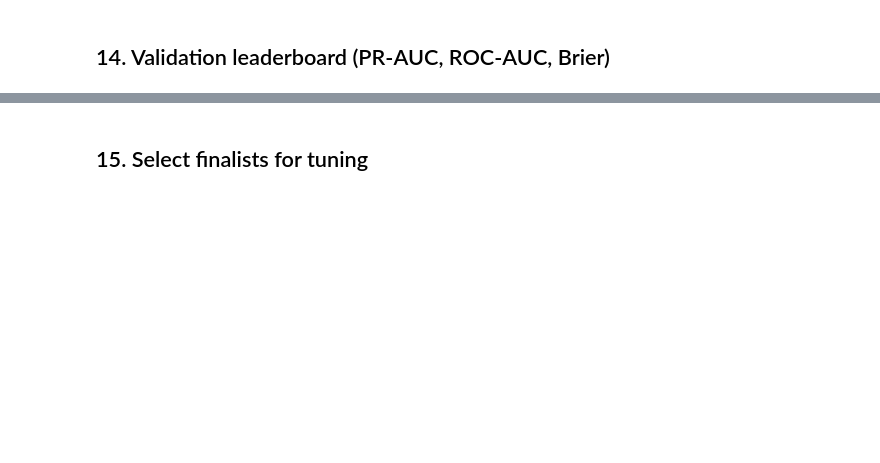
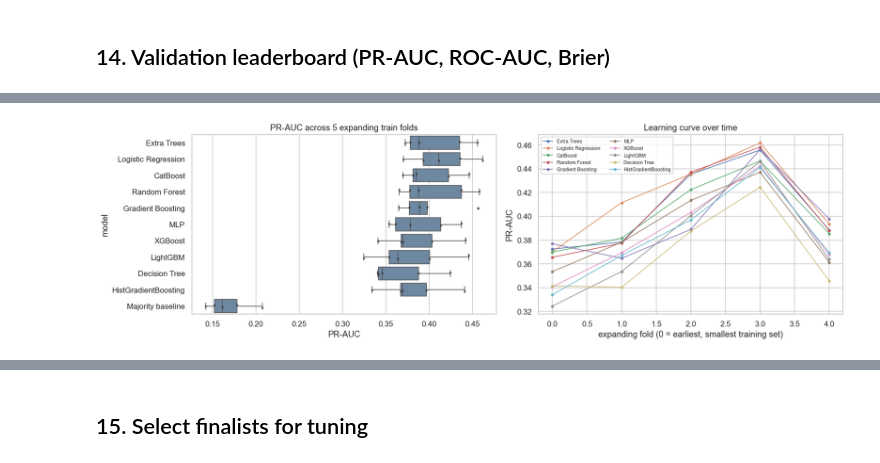
Before and after one commit to lucky07-07/rto-return-risk-scorer, a Jupyter notebook: notebooks/03_model_training.ipynb, the cells around one changed output, grey strips where cells are left out. Saved outputs shown, nothing was run; the diff lists cells and outputs as text; code cells hidden in the pictures; blank space fills up the shorter version.

```diff
--- a/notebooks/03_model_training.ipynb
+++ b/notebooks/03_model_training.ipynb
@@ -62,0 +417,29 @@ Return-Risk Scorer for COD orders (Return-to-Origin prediction).
+# %%
+# Fold-level stability. A model that wins on validation but swings across the
+# CV folds has not earned the win.
+fold_tbl = pd.concat(
+    [f.assign(model=zoo[k].label) for k, f in CV_FOLDS.items()], ignore_index=True)
+
+fig, ax = plt.subplots(1, 2, figsize=(15, 4.6))
+order = board.model.tolist()
+sns.boxplot(data=fold_tbl, y="model", x="pr_auc", order=order, ax=ax[0],
+            color="#68a", fliersize=2)
+sns.stripplot(data=fold_tbl, y="model", x="pr_auc", order=order, ax=ax[0],
+              color="k", size=3, alpha=0.6)
+ax[0].set_title(f"PR-AUC across {N_CV_FOLDS} expanding train folds")
+ax[0].set_xlabel("PR-AUC")
+
+for k in board.key:
+    if k == "00_dummy":
+        continue
+    f = CV_FOLDS[k]
+    ax[1].plot(f.fold, f.pr_auc, marker="o", ms=3, lw=1, label=zoo[k].label)
+ax[1].set_xlabel("expanding fold (0 = earliest, smallest training set)")
+ax[1].set_ylabel("PR-AUC")
+ax[1].set_title("Learning curve over time")
+ax[1].legend(fontsize=7, ncol=2)
+plt.tight_layout()
+plt.savefig(FIG / "03_cv_stability.png", bbox_inches="tight")
+plt.show()
+# %% [output]
+[figure, added]
```
Also changed, not shown: parts of 46 cells of this notebook, 12 other files.
